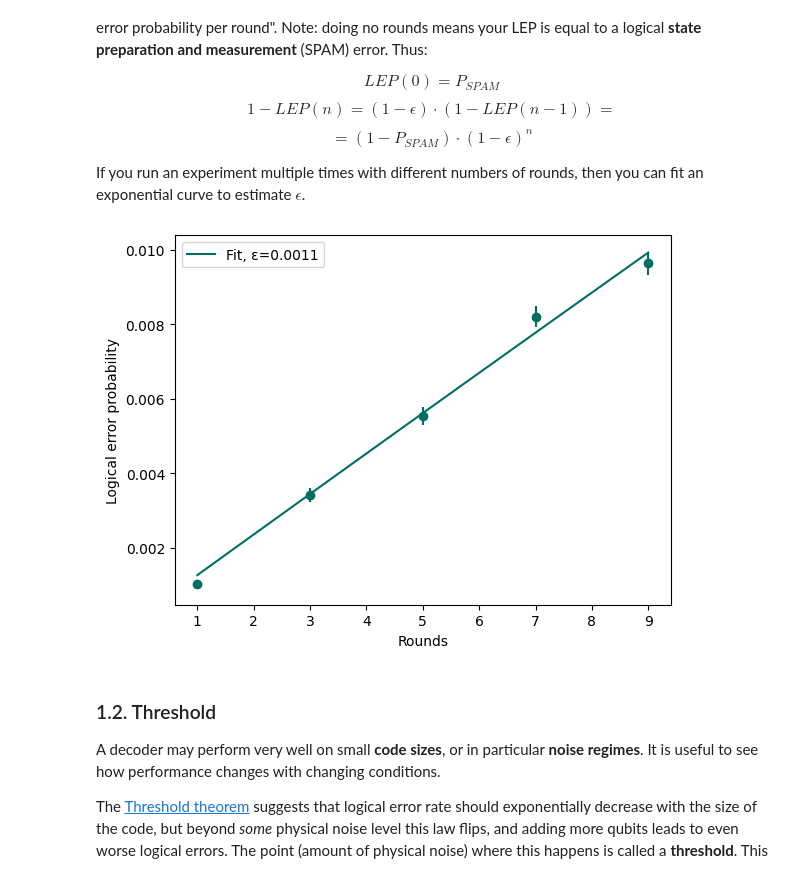
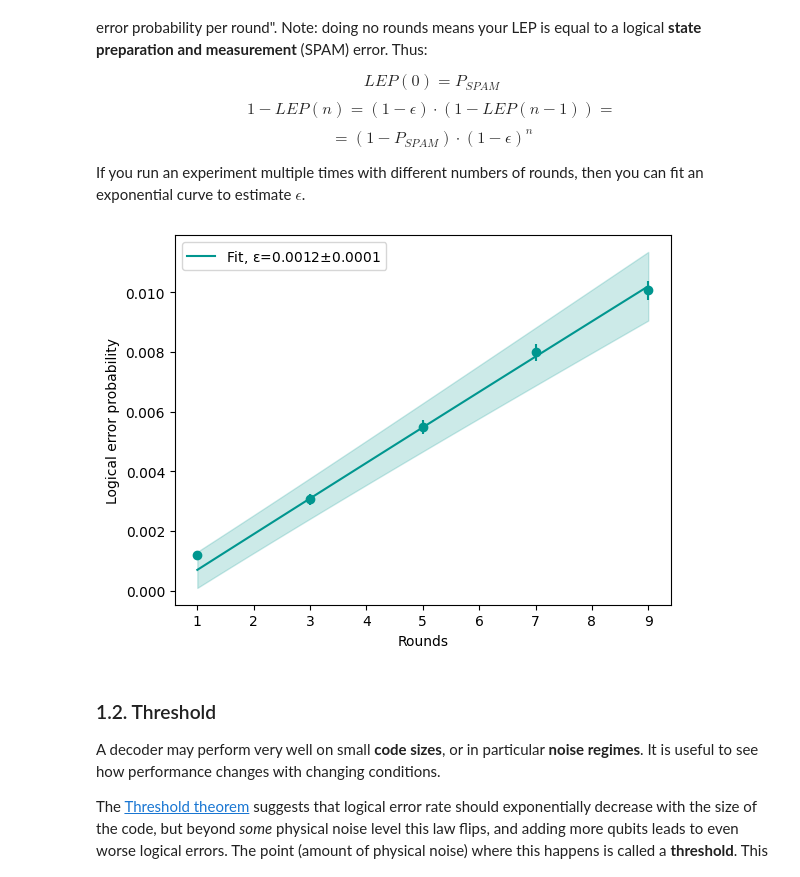
Before and after one commit to zhiyaol/deltakit, a Jupyter notebook: docs/guide/analysis.ipynb, the cells around one changed output. Drawn from its saved outputs; the diff is of its cells as text; code cells hidden in the pictures.

Commit message:
add deltakit-core dependencies to deltakit-explorer. update example analysis notebook.

```diff
--- a/docs/guide/analysis.ipynb
+++ b/docs/guide/analysis.ipynb
@@ -137,42 +137,36 @@ $$
 If you run an experiment multiple times with different numbers of rounds, then you can fit an exponential curve to estimate $\epsilon$.
 # %%
 import numpy as np
-import matplotlib.pyplot as plt
-from deltakit_explorer.analysis import get_exp_fit
+from deltakit_explorer.visualisation import plot_leppr
+from matplotlib import pyplot as plt
 
 rounds_list = [1, 3, 5, 7, 9]
 shots = 100_000
-colors = ["#006F62", "#FF7500", "#000000"]
 
 shots_list = []
 fails_list = []
 lep_list = []
 for rounds in rounds_list:
     circuit = generate_repcode(distance=3, rounds=rounds)
     noisy_circuit = add_noise(circuit, 0.01)
     detectors, observables = get_simulated_samples(noisy_circuit, shots)
     decoder, _ = PyMatchingDecoder.construct_decoder_and_stim_circuit(noisy_circuit)
     predictions = decoder.decode_batch_to_logical_flip(detectors)
     fails = int(np.sum(np.any((predictions != observables), axis=1)))
     shots_list.append(shots)
     fails_list.append(fails)
     lep_list.append(DecodingResult(fails, shots).get_logical_error_probability())
 
-eps, x, y, yerr = get_exp_fit(
-    logical_fails_all_rounds=fails_list,
-    shots_all_rounds=shots_list,
-    all_rounds=rounds_list,
-    interpolation_points=25,
+
+fig, ax = plot_leppr(
+    num_failed_shots=fails_list,
+    num_shots=shots_list,
+    num_rounds=rounds_list,
+    plot_error_band=True,
 )
-
-plt.errorbar(rounds_list, lep_list, yerr=yerr, fmt="o", color=colors[0])
-plt.plot(x, y, label=f"Fit, ε={eps:.4f}", color=colors[0])
-plt.xlabel("Rounds")
-plt.ylabel("Logical error probability")
-plt.legend()
 plt.show()
 # %% [output]
-[figure, old version]
+[figure, new version]
 # %% [markdown]
 ### 1.2. Threshold
 
```
Also changed, not shown: parts of 6 cells of this notebook, 1 other file.
